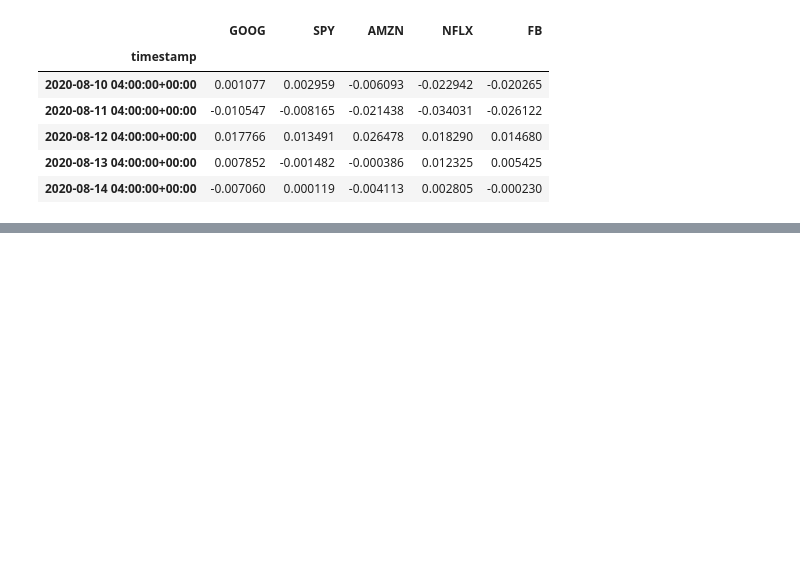
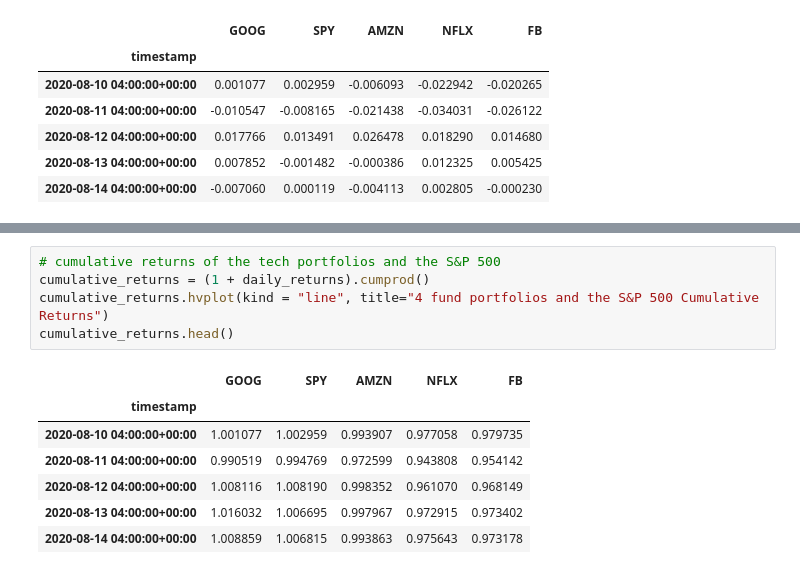
Before and after one commit to briabr/fintech-project1-invetsment-market-analysis, a Jupyter notebook: api.ipynb, the cells around one changed output, grey strips where cells are left out. Saved outputs shown, nothing was run; the diff lists cells and outputs as text; blank space fills up the shorter version.

Commit message:
calculated cumulative returns for tech companies

```diff
--- a/api.ipynb
+++ b/api.ipynb
@@ -251,3 +251,16 @@ daily_returns.head()
 daily_returns.hvplot(kind='line', title = "Daily Returns")
 # %% [output]
 [interactive output not drawn]
+# %%
+# cumulative returns of the tech portfolios and the S&P 500
+cumulative_returns = (1 + daily_returns).cumprod()
+cumulative_returns.hvplot(kind = "line", title="4 fund portfolios and the S&P 500 Cumulative Returns")
+cumulative_returns.head()
+# %% [output]
+|  | GOOG | SPY | AMZN | NFLX | FB |
+| timestamp |  |  |  |  |  |
+| 2020-08-10 04:00:00+00:00 | 1.001077 | 1.002959 | 0.993907 | 0.977058 | 0.979735 |
+| 2020-08-11 04:00:00+00:00 | 0.990519 | 0.994769 | 0.972599 | 0.943808 | 0.954142 |
+| 2020-08-12 04:00:00+00:00 | 1.008116 | 1.008190 | 0.998352 | 0.961070 | 0.968149 |
+| 2020-08-13 04:00:00+00:00 | 1.016032 | 1.006695 | 0.997967 | 0.972915 | 0.973402 |
+| 2020-08-14 04:00:00+00:00 | 1.008859 | 1.006815 | 0.993863 | 0.975643 | 0.973178 |
```
